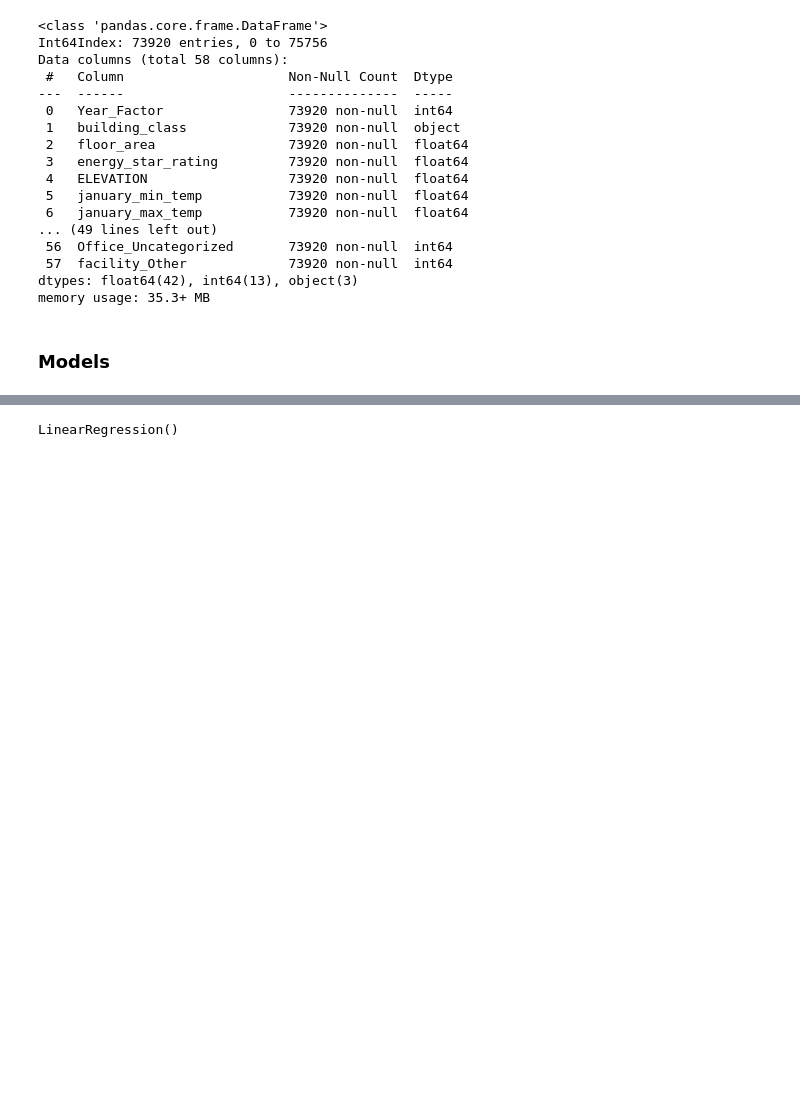
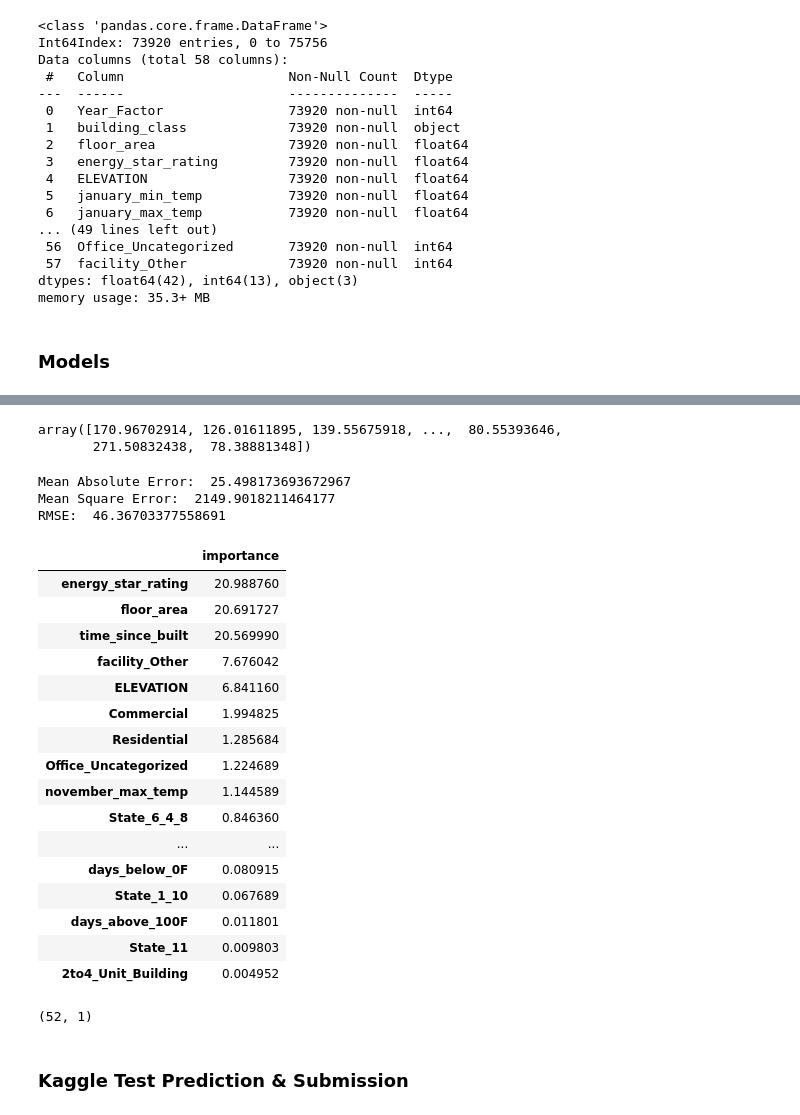
Before and after one commit to rebecca-burwei/wids-datathon-2022, a Jupyter notebook: notebooks/Climate_Data_WiDS_2022.ipynb, the cells around one changed output, grey strips where cells are left out. Cells and saved outputs as stored; diff of their text form; code cells hidden in the pictures; blank space fills up the shorter version.

Commit message:
CatBoost v1

```diff
--- a/notebooks/Climate_Data_WiDS_2022.ipynb
+++ b/notebooks/Climate_Data_WiDS_2022.ipynb
@@ -589,3 +601,11 @@ memory usage: 35.3+ MB
 # %%
-x_train = train_df_new.drop(["Year_Factor","id","site_eui","building_class","facility_type_bin","State_Factor_bin"], axis=1)
-y_train = train_df_new["site_eui"]
+train_dta, val_dta = train_df_new[train_df_new["Year_Factor"] < 6], train_df_new[train_df_new["Year_Factor"] == 6]
+
+x_train = train_dta.drop(["Year_Factor","id","site_eui","building_class","facility_type_bin","State_Factor_bin"], \
+                         axis=1)
+y_train = train_dta["site_eui"]
+
+x_test = val_dta[x_train.columns]
+y_test = val_dta["site_eui"]
+
+train_df_new.shape, val_dta.shape
@@ -591,0 +614,12 @@ y_train = train_df_new["site_eui"]
+# %%
+catb = CatBoostRegressor(
+    verbose=1000,
+    early_stopping_rounds=9,
+    random_seed=417,
+    max_depth=12,
+#     task_type='GPU',
+    learning_rate=0.022699999,
+    iterations=24000
+    )
+
+catb.fit(x_train, y_train)
@@ -592 +645,49 @@ y_train = train_df_new["site_eui"]
+# %%
+catb_predict = catb.predict(x_test)
+catb_predict
+# %% [output]
+array([170.96702914, 126.01611895, 139.55675918, ...,  80.55393646,
+       271.50832438,  78.38881348])
+# %%
+print("Mean Absolute Error: ", mean_absolute_error(y_test, catb_predict)) # 25.498
+print("Mean Square Error: ", mean_squared_error(y_test, catb_predict)) # 2149.902
+print("RMSE: ", np.sqrt(mean_squared_error(y_test, catb_predict))) # 46.367
+# print("R2: ", catb.score(x_test, y_test))
+# %% [output]
+Mean Absolute Error:  25.498173693672967
+Mean Square Error:  2149.9018211464177
+RMSE:  46.36703377558691
+# %%
+col_importants = pd.DataFrame(catb.feature_importances_,
+                              index = x_train.columns,
+                              columns = ["importance"]).sort_values(
+                                 "importance",
+                                 ascending = False
+                            )
+
+col_importants
+# %% [output]
+|  | importance |
+| energy_star_rating | 20.988760 |
+| floor_area | 20.691727 |
+| time_since_built | 20.569990 |
+| facility_Other | 7.676042 |
+| ELEVATION | 6.841160 |
+| Commercial | 1.994825 |
+| Residential | 1.285684 |
+| Office_Uncategorized | 1.224689 |
+| november_max_temp | 1.144589 |
+| State_6_4_8 | 0.846360 |
+| ... | ... |
+| days_below_0F | 0.080915 |
+| State_1_10 | 0.067689 |
+| days_above_100F | 0.011801 |
+| State_11 | 0.009803 |
+| 2to4_Unit_Building | 0.004952 |
+# %%
+col_importants.shape
+# %% [output]
+(52, 1)
+# %% [markdown]
+### Kaggle Test Prediction & Submission
 # %%
@@ -595,7 +694,0 @@ x_test = test_df[x_train.columns]
-# %%
-from sklearn.linear_model import LinearRegression
-
-lr = LinearRegression()
-lr.fit(x_train, y_train)
-# %% [output]
-LinearRegression()
```
Also changed, not shown: parts of 38 cells of this notebook.
